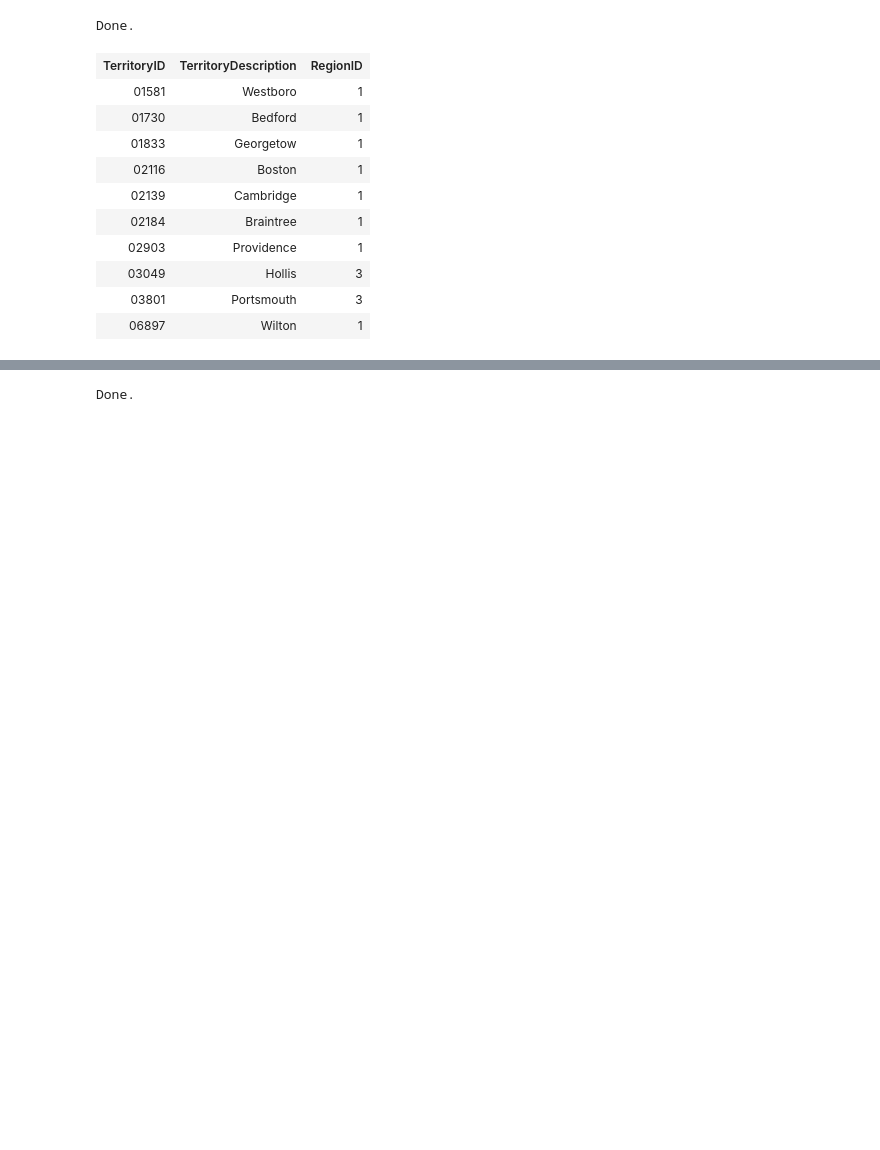
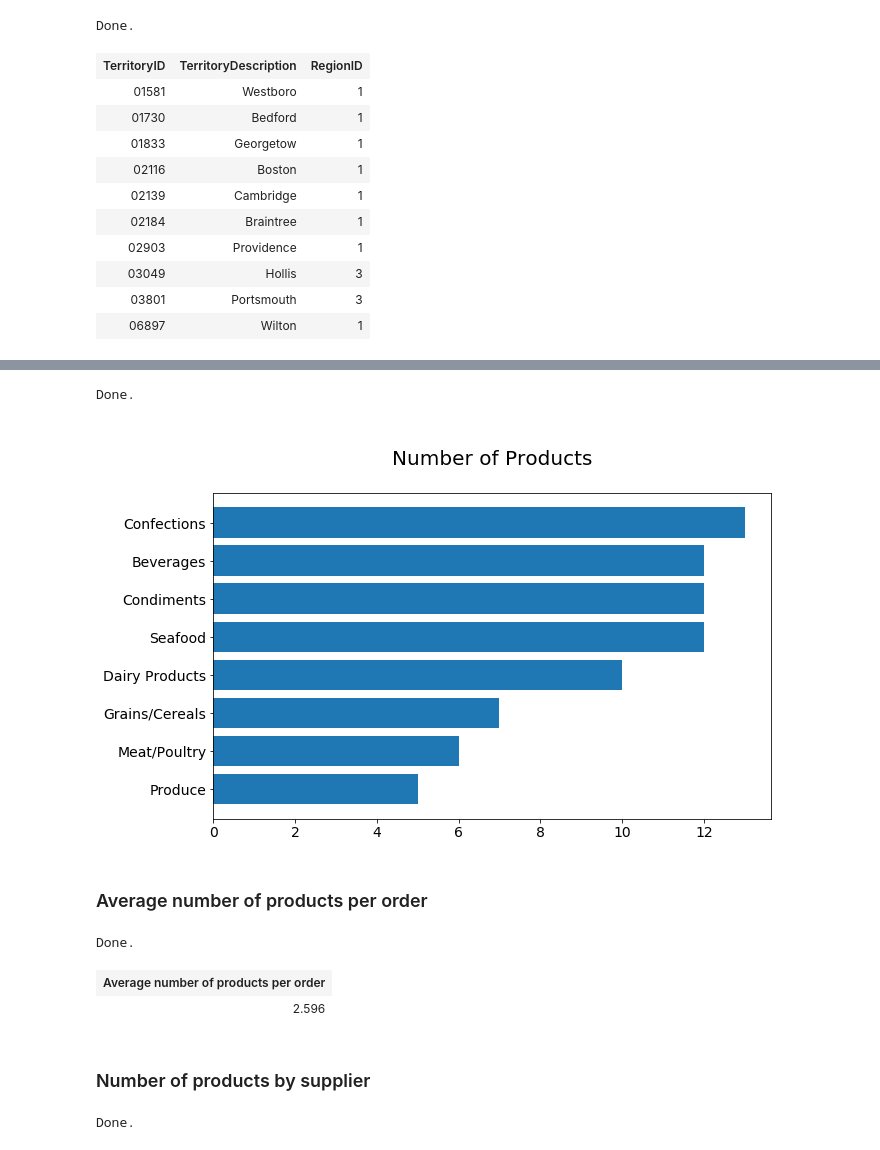
Before and after one commit to jaclynrich/northwind_product_analysis, a Jupyter notebook: Northwind_Product_Analysis.ipynb, the cells around one changed output, grey strips where cells are left out. Cells and saved outputs as stored; diff of their text form; code cells hidden in the pictures; blank space fills up the shorter version.

```diff
--- a/Northwind_Product_Analysis.ipynb
+++ b/Northwind_Product_Analysis.ipynb
@@ -185,5 +192,32 @@ Done.
 | Grains/Cereals | 7 |
 | Meat/Poultry | 6 |
 | Produce | 5 |
+# %%
+result = %sql SELECT c.CategoryName AS Category, COUNT(*) AS Count FROM Products p JOIN Categories c ON p.CategoryID = c.CategoryID GROUP BY c.CategoryName ORDER BY Count DESC;
+res = result.DataFrame()
+
+fig, ax  = plt.subplots(1, 1, figsize = (10,6));
+
+plt.title('\nNumber of Products\n', fontsize=20);
+plt.barh(range(len(res['Category'])), res['Count'][::-1]);
+plt.xticks(fontsize=14);
+plt.yticks(range(len(res['Category'])), res['Category'][::-1], fontsize=14);
+# %% [output]
+Done.
+[figure, added]
+# %% [markdown]
+### Average number of products per order
+# %%
+%%sql
+SELECT ROUND(AVG(Count), 3) AS 'Average number of products per order'
+FROM (SELECT COUNT(*) AS Count
+FROM OrderDetails
+GROUP BY OrderID) AS counts
+# %% [output]
+Done.
+| Average number of products per order |
+| 2.596 |
+# %% [markdown]
+### Number of products by supplier
 # %%
 %%sql
```
Also changed, not shown: parts of 36 cells of this notebook.
